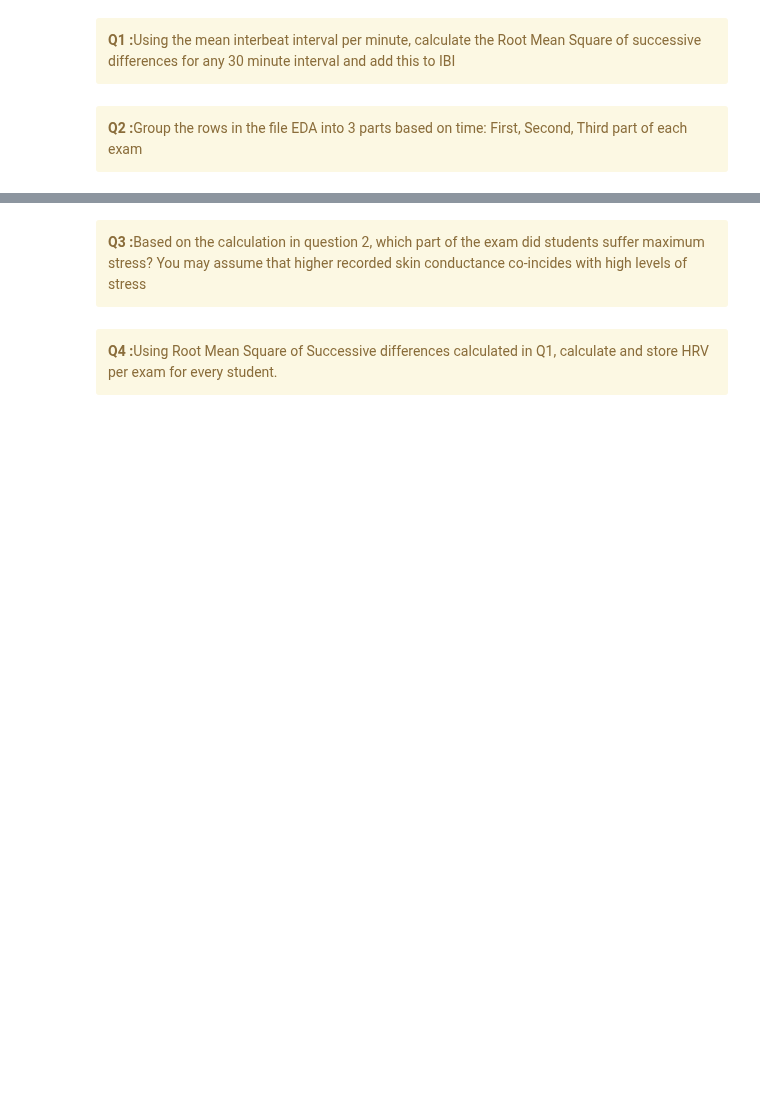
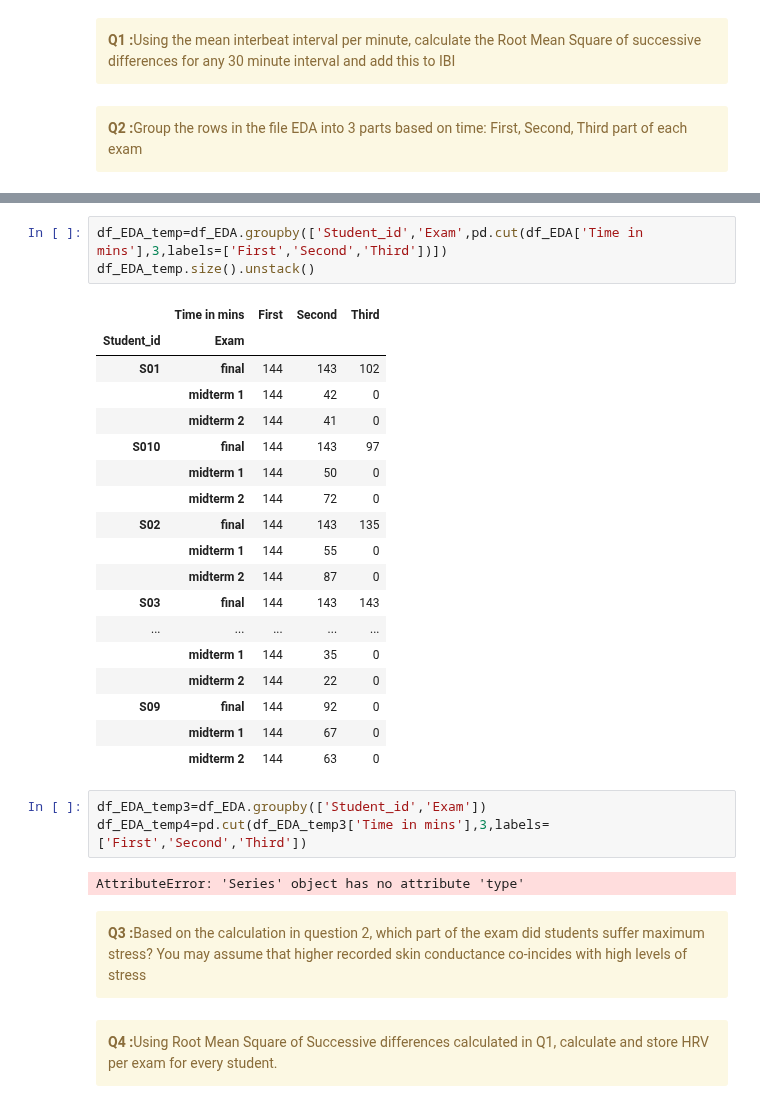
Before and after one commit to Neenu1990/Python_Hackathon_Team_8, a Jupyter notebook: Team8_PythonPioneers_Main80Questions.ipynb, the cells around one changed output, grey strips where cells are left out. Saved outputs shown, nothing was run; the diff lists cells and outputs as text; blank space fills up the shorter version.

```diff
--- a/Team8_PythonPioneers_Main80Questions.ipynb
+++ b/Team8_PythonPioneers_Main80Questions.ipynb
@@ -64,3 +81,30 @@ df_IBI=pd.read_excel("Exam Stress Final.xlsx",sheet_name="IBI")
+# %%
+df_EDA_temp=df_EDA.groupby(['Student_id','Exam',pd.cut(df_EDA['Time in mins'],3,labels=['First','Second','Third'])])
+df_EDA_temp.size().unstack()
+# %% [output]
+|  | Time in mins | First | Second | Third |
+| Student_id | Exam |  |  |  |
+| S01 | final | 144 | 143 | 102 |
+|  | midterm 1 | 144 | 42 | 0 |
+|  | midterm 2 | 144 | 41 | 0 |
+| S010 | final | 144 | 143 | 97 |
+|  | midterm 1 | 144 | 50 | 0 |
+|  | midterm 2 | 144 | 72 | 0 |
+| S02 | final | 144 | 143 | 135 |
+|  | midterm 1 | 144 | 55 | 0 |
+|  | midterm 2 | 144 | 87 | 0 |
+| S03 | final | 144 | 143 | 143 |
+| ... | ... | ... | ... | ... |
+|  | midterm 1 | 144 | 35 | 0 |
+|  | midterm 2 | 144 | 22 | 0 |
+| S09 | final | 144 | 92 | 0 |
+|  | midterm 1 | 144 | 67 | 0 |
+|  | midterm 2 | 144 | 63 | 0 |
+# %%
+df_EDA_temp3=df_EDA.groupby(['Student_id','Exam'])
+df_EDA_temp4=pd.cut(df_EDA_temp3['Time in mins'],3,labels=['First','Second','Third'])
+# %% [output]
+AttributeError: 'Series' object has no attribute 'type'
 # %% [markdown]
 <div class="alert alert-block alert-warning">
 <b>Q3 :</b>Based on the calculation in question 2, which part of the exam did students suffer maximum stress? You may assume that higher recorded skin conductance co-incides with high levels of stress
```
Also changed, not shown: parts of 3 cells of this notebook.
